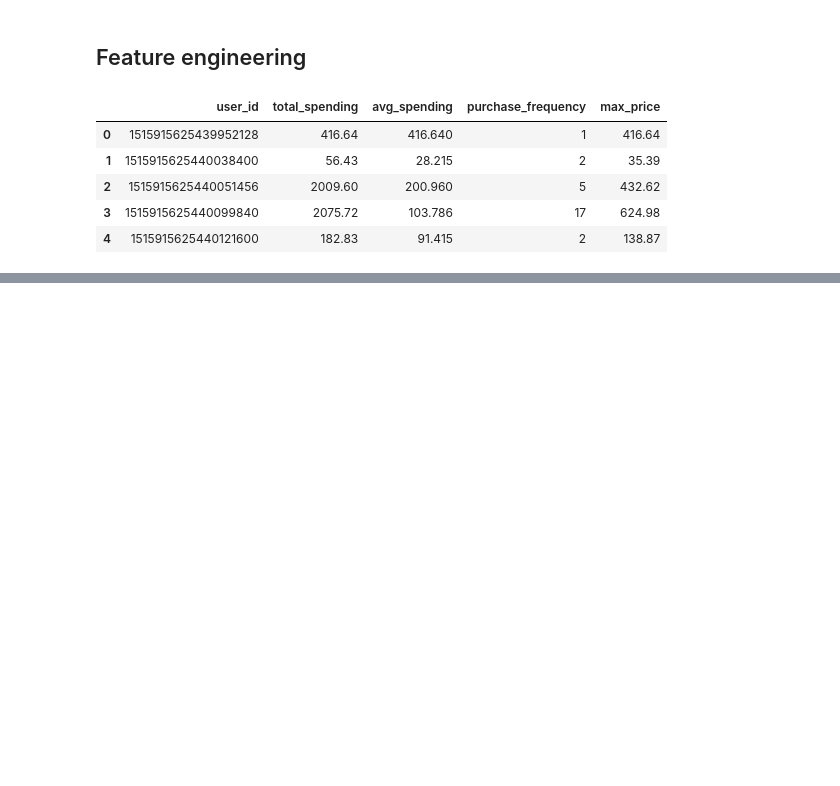
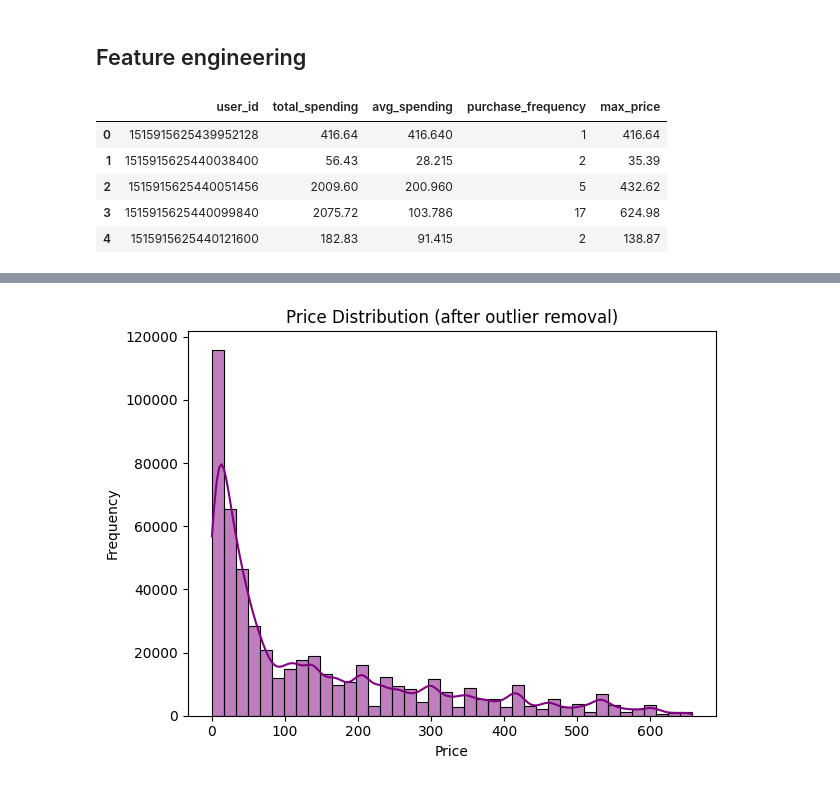
Before and after one commit to ZAWAD1/BDA_E-commerce_Purchase_History_for_Customer_Behavior_and_Sales_Trend_Analysis, a Jupyter notebook: notebook.ipynb, the cells around one changed output, grey strips where cells are left out. Cells and saved outputs as stored; diff of their text form; code cells hidden in the pictures; blank space fills up the shorter version.

```diff
--- a/notebook.ipynb
+++ b/notebook.ipynb
@@ -216,0 +247,11 @@ user_features.head()
+# %%
+plt.figure()
+sns.histplot(df["price"], bins=40, kde=True, color="purple")
+plt.title("Price Distribution (after outlier removal)")
+plt.xlabel("Price")
+plt.ylabel("Frequency")
+plt.tight_layout()
+plt.savefig("./images/price_distribution.png", dpi=200)
+plt.show()
+# %% [output]
+[figure, added]
```
Also changed, not shown: parts of 17 cells of this notebook, 9 other files.
